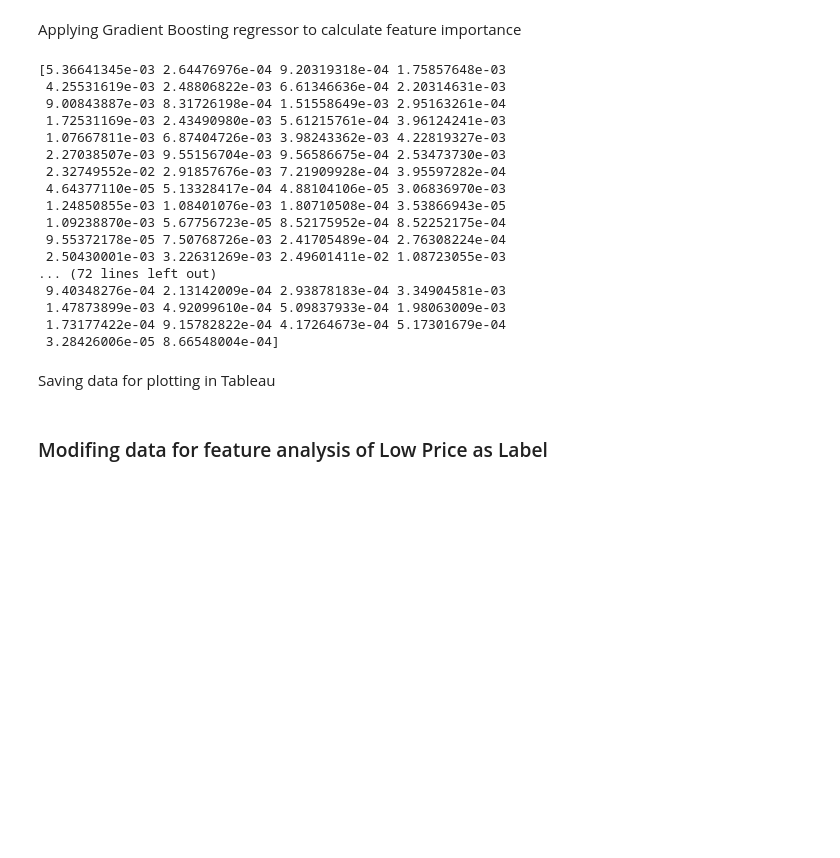
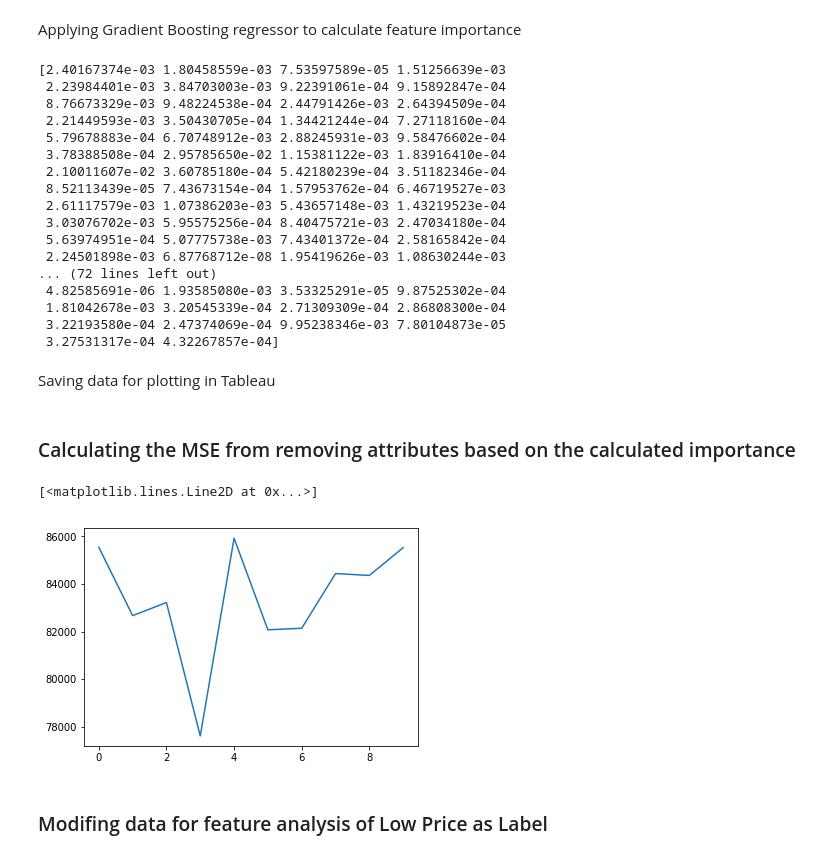
Before and after one commit to kmaciver/Ryerson_Capstone, a Jupyter notebook: Feature_Selection/Feature Selection.ipynb, the cells around one changed output. Saved outputs shown, nothing was run; the diff lists cells and outputs as text; code cells hidden in the pictures; blank space fills up the shorter version.

```diff
--- a/Feature_Selection/Feature Selection.ipynb
+++ b/Feature_Selection/Feature Selection.ipynb
@@ -126,7 +141,7 @@ from sklearn.ensemble import RandomForestRegressor
 
 # fit random forest model
 model = RandomForestRegressor(n_estimators=500, random_state=1)
-model.fit(FS_High_data, FS_High_Label)
+model.fit(X_train, Y_train)
 # show importance scores
 print(model.feature_importances_)
 # %% [output]
@@ -162,30 +177,32 @@ from sklearn.ensemble import GradientBoostingRegressor
 
 # fit random Gradient boosting regressor model
 gbr = GradientBoostingRegressor(n_estimators=500, random_state=1)
-gbr.fit(FS_High_data, FS_High_Label)
+gbr.fit(X_train, Y_train)
 # show importance scores
 print(gbr.feature_importances_)
 # %% [output]
-[5.36641345e-03 2.64476976e-04 9.20319318e-04 1.75857648e-03
- 4.25531619e-03 2.48806822e-03 6.61346636e-04 2.20314631e-03
- 9.00843887e-03 8.31726198e-04 1.51558649e-03 2.95163261e-04
- 1.72531169e-03 2.43490980e-03 5.61215761e-04 3.96124241e-03
- 1.07667811e-03 6.87404726e-03 3.98243362e-03 4.22819327e-03
- 2.27038507e-03 9.55156704e-03 9.56586675e-04 2.53473730e-03
- 2.32749552e-02 2.91857676e-03 7.21909928e-04 3.95597282e-04
- 4.64377110e-05 5.13328417e-04 4.88104106e-05 3.06836970e-03
- 1.24850855e-03 1.08401076e-03 1.80710508e-04 3.53866943e-05
- 1.09238870e-03 5.67756723e-05 8.52175952e-04 8.52252175e-04
- 9.55372178e-05 7.50768726e-03 2.41705489e-04 2.76308224e-04
- 2.50430001e-03 3.22631269e-03 2.49601411e-02 1.08723055e-03
+[2.40167374e-03 1.80458559e-03 7.53597589e-05 1.51256639e-03
+ 2.23984401e-03 3.84703003e-03 9.22391061e-04 9.15892847e-04
+ 8.76673329e-03 9.48224538e-04 2.44791426e-03 2.64394509e-04
+ 2.21449593e-03 3.50430705e-04 1.34421244e-04 7.27118160e-04
+ 5.79678883e-04 6.70748912e-03 2.88245931e-03 9.58476602e-04
+ 3.78388508e-04 2.95785650e-02 1.15381122e-03 1.83916410e-04
+ 2.10011607e-02 3.60785180e-04 5.42180239e-04 3.51182346e-04
+ 8.52113439e-05 7.43673154e-04 1.57953762e-04 6.46719527e-03
+ 2.61117579e-03 1.07386203e-03 5.43657148e-03 1.43219523e-04
+ 3.03076702e-03 5.95575256e-04 8.40475721e-03 2.47034180e-04
+ 5.63974951e-04 5.07775738e-03 7.43401372e-04 2.58165842e-04
+ 2.24501898e-03 6.87768712e-08 1.95419626e-03 1.08630244e-03
 ... (72 lines left out)
- 9.40348276e-04 2.13142009e-04 2.93878183e-04 3.34904581e-03
- 1.47873899e-03 4.92099610e-04 5.09837933e-04 1.98063009e-03
- 1.73177422e-04 9.15782822e-04 4.17264673e-04 5.17301679e-04
- 3.28426006e-05 8.66548004e-04]
+ 4.82585691e-06 1.93585080e-03 3.53325291e-05 9.87525302e-04
+ 1.81042678e-03 3.20545339e-04 2.71309309e-04 2.86808300e-04
+ 3.22193580e-04 2.47374069e-04 9.95238346e-03 7.80104873e-05
+ 3.27531317e-04 4.32267857e-04]
 # %% [markdown]
 Saving data for plotting in Tableau
 # %%
 data = {"features":names_high, "importance": gbr.feature_importances_}
 High_Feature_importance_gbr = pd.DataFrame(data)
 High_Feature_importance_gbr.to_csv("High_Feature_importance_gbr.csv")
+# %% [markdown]
+### Calculating the MSE from removing attributes based on the calculated importance
@@ -192,3 +304,13 @@ High_Feature_importance_gbr.to_csv("High_Feature_importance_gbr.csv")
+# %%
+# Ranking of importance based on the plots compiled in Tableau
+High_feature_importance_ranked = ['Close','Low','High','Weighted_Price','Open','RSI','slow_stoch','Low_RoC','Weighted_Price_RoC','Volume_BTC','High_RoC','Open_RoC','MACD_sig','Close_RoC']
+# %%
+mse_backward_High_gbr = backward_elimination(DSFD, High_feature_importance_ranked, 'High')
+# %%
+plt.plot(mse_backward_High_gbr)
+# %% [output]
+[<matplotlib.lines.Line2D at 0x...>]
+[figure, added]
 # %% [markdown]
 ### Modifing data for feature analysis of Low Price as Label
 # %% [markdown]
```
Also changed, not shown: parts of 19 cells of this notebook.
